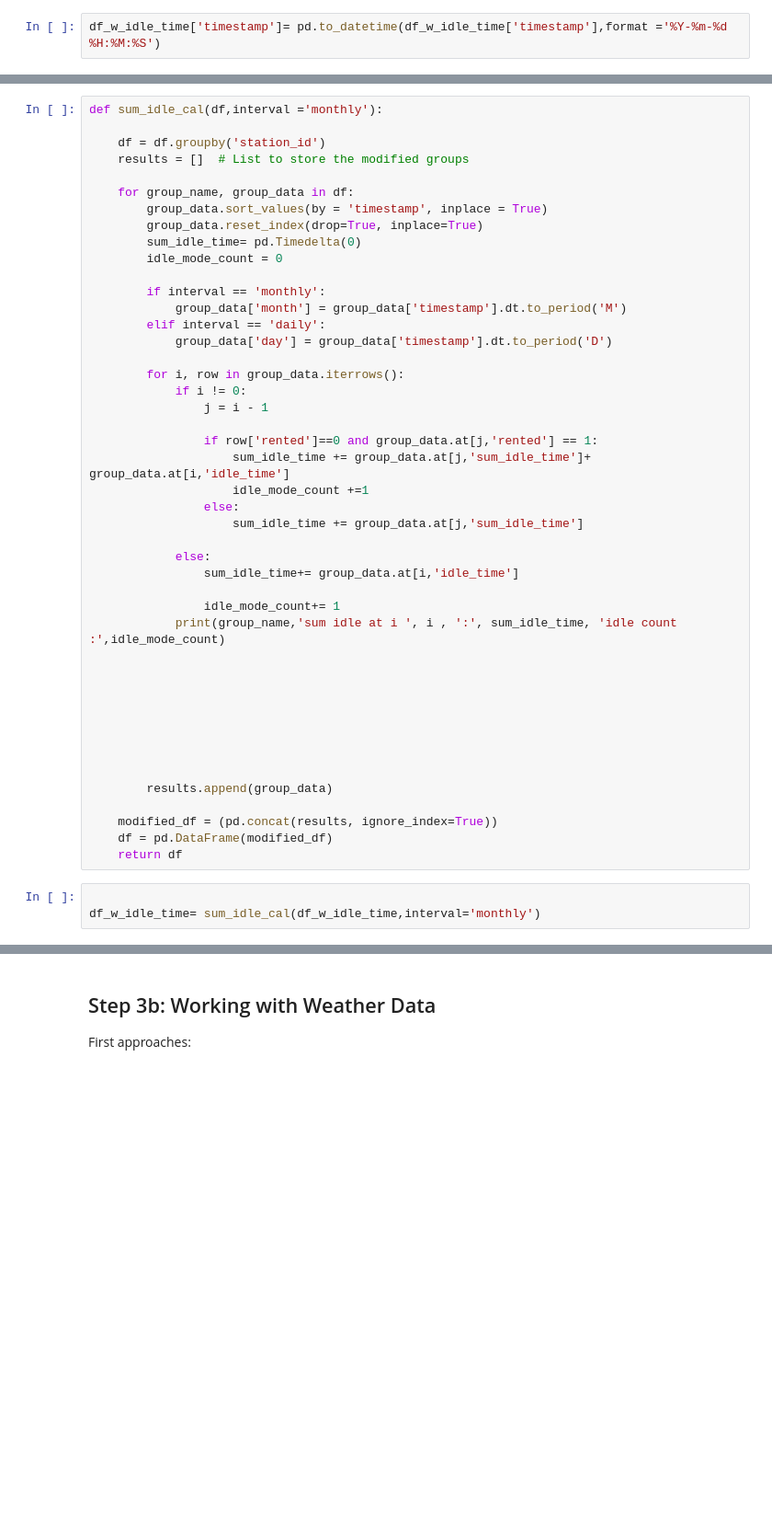
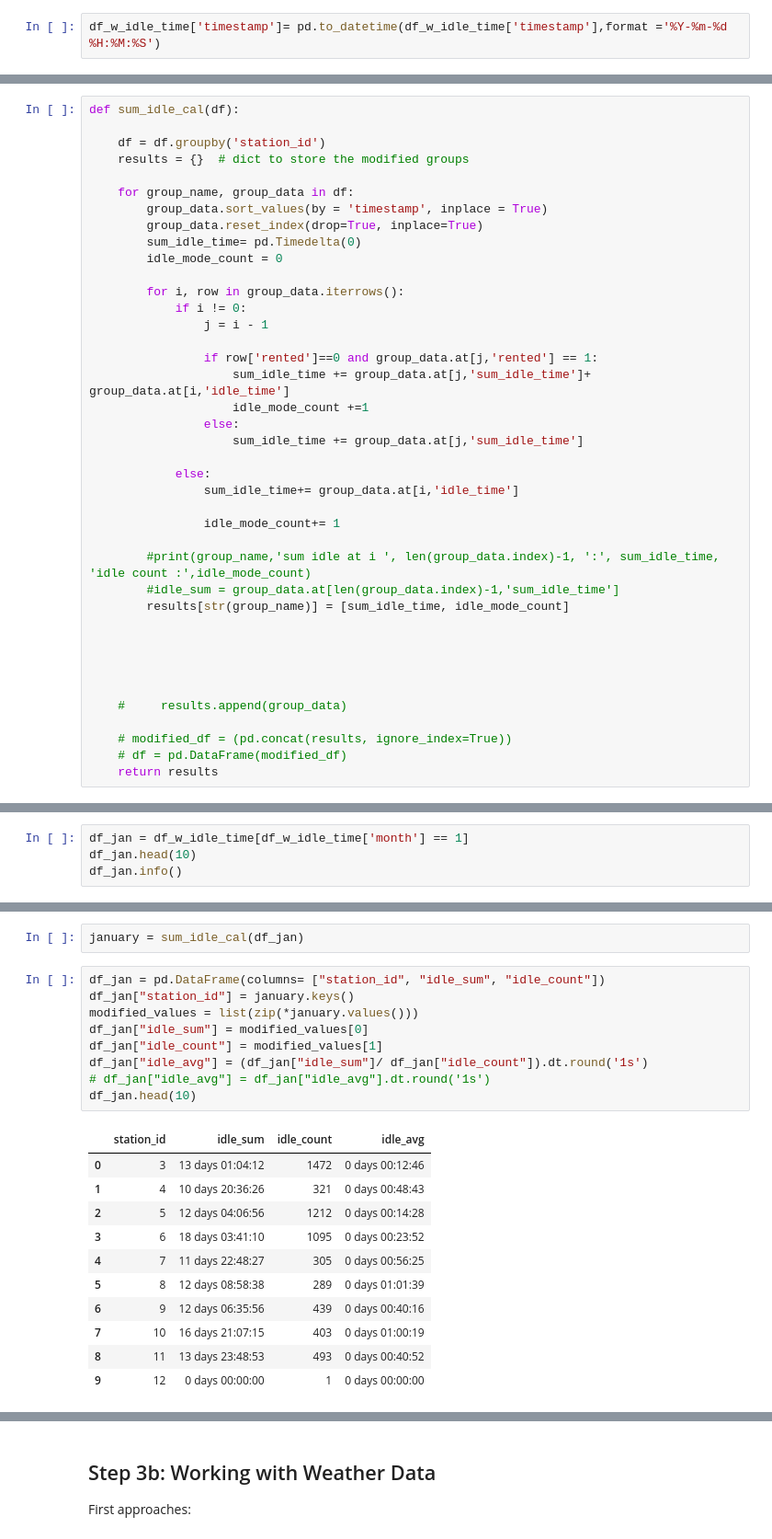
Before and after one commit to Ppkhanh/The-Learning-Machines, a Jupyter notebook: DataPrepVer1.ipynb, the cells around one changed output, grey strips where cells are left out. Shown at 92% size. Saved outputs shown, nothing was run; the diff lists cells and outputs as text; blank space fills up the shorter version.

Commit message:
update sum of idle time

```diff
--- a/DataPrepVer1.ipynb
+++ b/DataPrepVer1.ipynb
@@ -190,19 +321,14 @@ df_w_idle_time['tim'].dtypes
 # %%
-def sum_idle_cal(df,interval ='monthly'):
+def sum_idle_cal(df):
 
     df = df.groupby('station_id')
-    results = []  # List to store the modified groups
+    results = {}  # dict to store the modified groups
 
     for group_name, group_data in df:
         group_data.sort_values(by = 'timestamp', inplace = True)
         group_data.reset_index(drop=True, inplace=True)
         sum_idle_time= pd.Timedelta(0)
         idle_mode_count = 0
-
-        if interval == 'monthly':
-            group_data['month'] = group_data['timestamp'].dt.to_period('M')
-        elif interval == 'daily':
-            group_data['day'] = group_data['timestamp'].dt.to_period('D')
 
         for i, row in group_data.iterrows():
             if i != 0:
@@ -218,20 +344,17 @@ def sum_idle_cal(df,interval ='monthly'):
                 sum_idle_time+= group_data.at[i,'idle_time']
 
                 idle_mode_count+= 1
-            print(group_name,'sum idle at i ', i , ':', sum_idle_time, 'idle count :',idle_mode_count)
+
+        #print(group_name,'sum idle at i ', len(group_data.index)-1, ':', sum_idle_time, 'idle count :',idle_mode_count)
+        #idle_sum = group_data.at[len(group_data.index)-1,'sum_idle_time']
+        results[str(group_name)] = [sum_idle_time, idle_mode_count]
 
 
 
 
 
+    #     results.append(group_data)
 
-
-
-        results.append(group_data)
-
-    modified_df = (pd.concat(results, ignore_index=True))
-    df = pd.DataFrame(modified_df)
-    return df
+    # modified_df = (pd.concat(results, ignore_index=True))
+    # df = pd.DataFrame(modified_df)
+    return results
-# %%
-
-df_w_idle_time= sum_idle_cal(df_w_idle_time,interval='monthly')
@@ -239,0 +361,4 @@ df_w_idle_time.head(10)
+# %%
+df_jan = df_w_idle_time[df_w_idle_time['month'] == 1]
+df_jan.head(10)
+df_jan.info()
@@ -239,0 +382,23 @@ df_w_idle_time.head(10)
+# %%
+january = sum_idle_cal(df_jan)
+# %%
+df_jan = pd.DataFrame(columns= ["station_id", "idle_sum", "idle_count"])
+df_jan["station_id"] = january.keys()
+modified_values = list(zip(*january.values()))
+df_jan["idle_sum"] = modified_values[0]
+df_jan["idle_count"] = modified_values[1]
+df_jan["idle_avg"] = (df_jan["idle_sum"]/ df_jan["idle_count"]).dt.round('1s')
+# df_jan["idle_avg"] = df_jan["idle_avg"].dt.round('1s')
+df_jan.head(10)
+# %% [output]
+|  | station_id | idle_sum | idle_count | idle_avg |
+| 0 | 3 | 13 days 01:04:12 | 1472 | 0 days 00:12:46 |
+| 1 | 4 | 10 days 20:36:26 | 321 | 0 days 00:48:43 |
+| 2 | 5 | 12 days 04:06:56 | 1212 | 0 days 00:14:28 |
+| 3 | 6 | 18 days 03:41:10 | 1095 | 0 days 00:23:52 |
+| 4 | 7 | 11 days 22:48:27 | 305 | 0 days 00:56:25 |
+| 5 | 8 | 12 days 08:58:38 | 289 | 0 days 01:01:39 |
+| 6 | 9 | 12 days 06:35:56 | 439 | 0 days 00:40:16 |
+| 7 | 10 | 16 days 21:07:15 | 403 | 0 days 01:00:19 |
+| 8 | 11 | 13 days 23:48:53 | 493 | 0 days 00:40:52 |
+| 9 | 12 | 0 days 00:00:00 | 1 | 0 days 00:00:00 |
```
Also changed, not shown: parts of 17 cells of this notebook, 1 other file.
